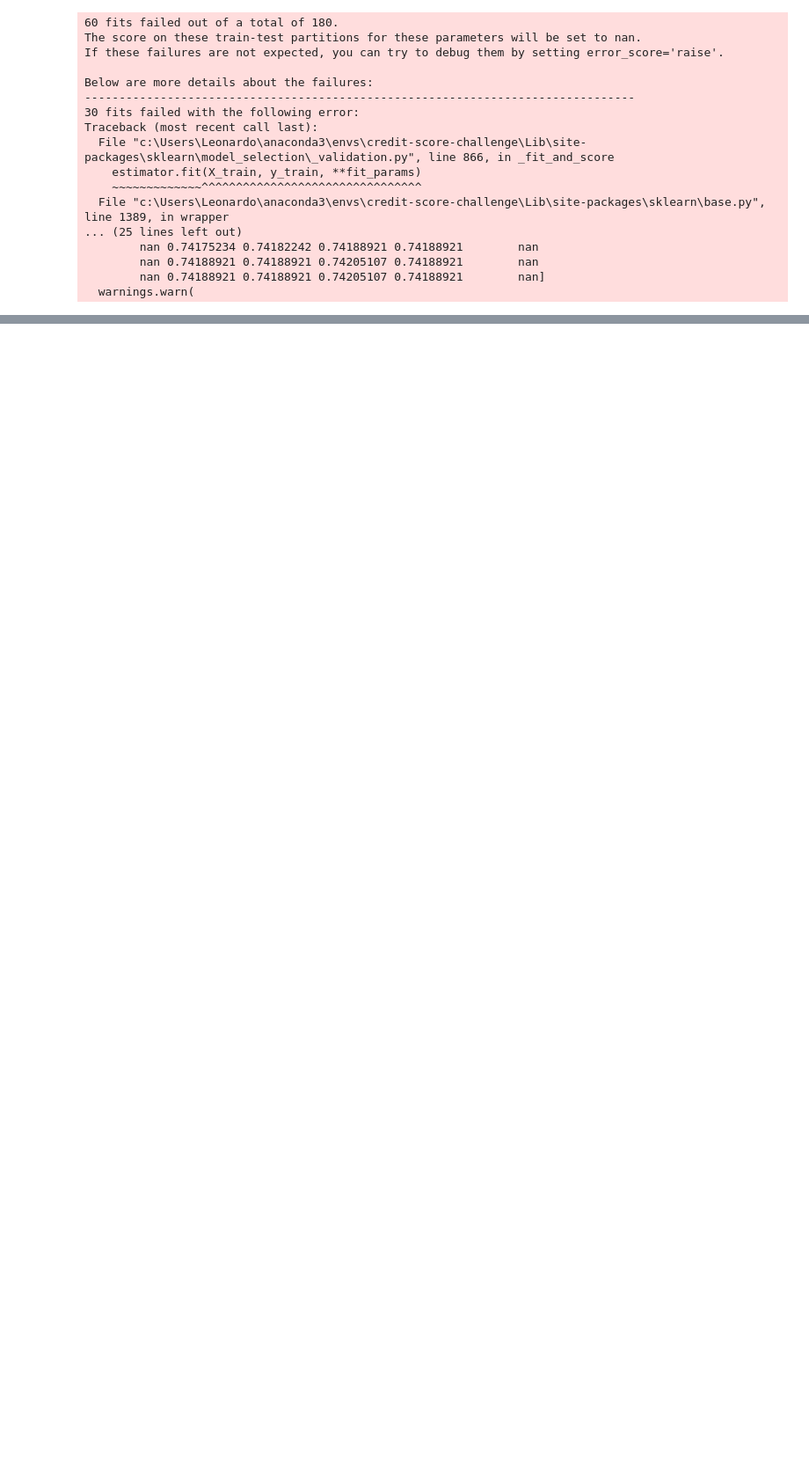
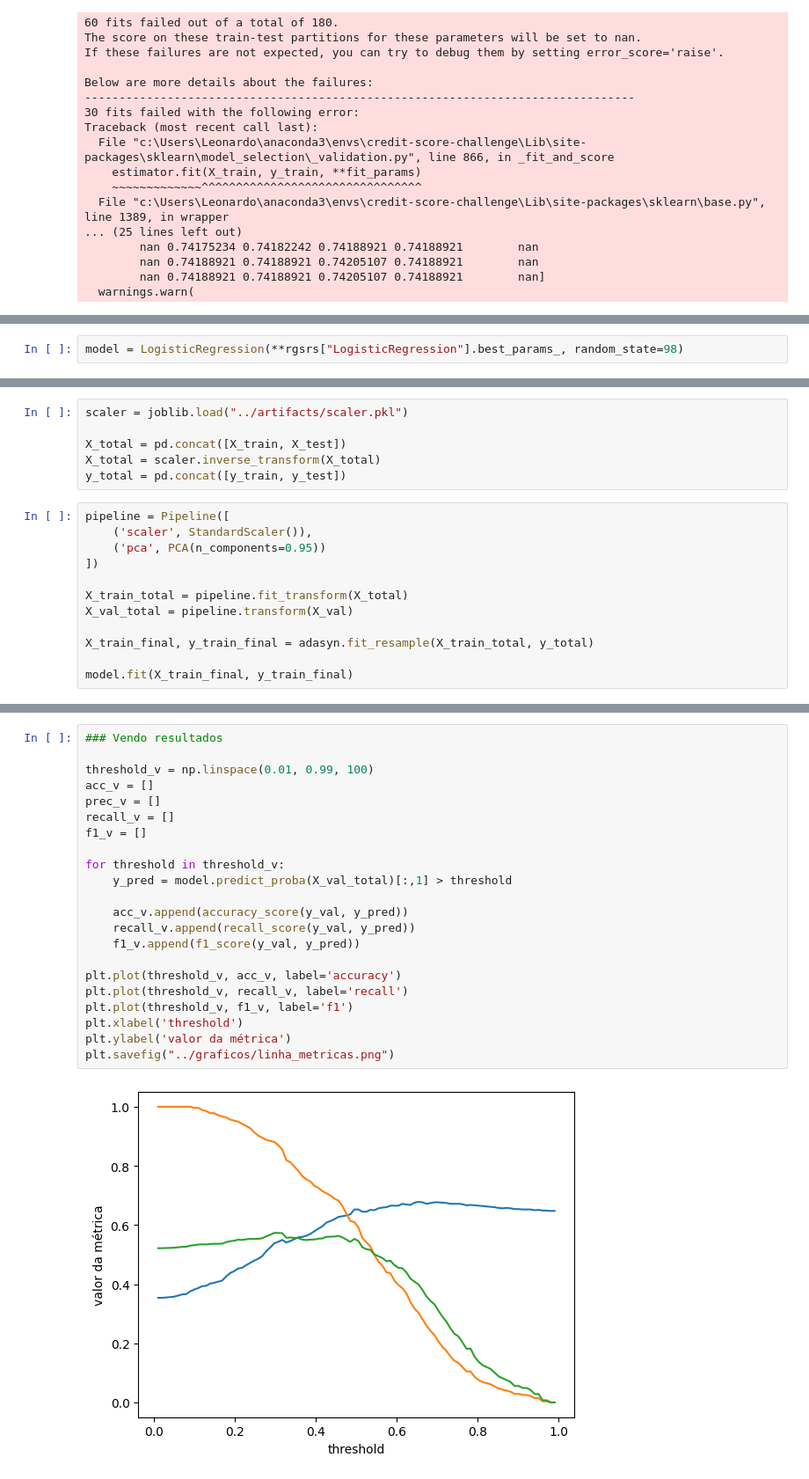
Before and after one commit to leorlik/credit-code-challenge, a Jupyter notebook: notebooks/modelagem.ipynb, the cells around one changed output, grey strips where cells are left out. Shown at 88% size. Saved outputs shown, nothing was run; the diff lists cells and outputs as text; blank space fills up the shorter version.

Commit message:
add/Finalização do inicio do projeto

```diff
--- a/notebooks/modelagem.ipynb
+++ b/notebooks/modelagem.ipynb
@@ -1303,0 +1381,2 @@ Traceback (most recent call last):
+# %%
+model = LogisticRegression(**rgsrs["LogisticRegression"].best_params_, random_state=98)
@@ -1303,0 +1387,18 @@ Traceback (most recent call last):
+# %%
+scaler = joblib.load("../artifacts/scaler.pkl")
+
+X_total = pd.concat([X_train, X_test])
+X_total = scaler.inverse_transform(X_total)
+y_total = pd.concat([y_train, y_test])
+# %%
+pipeline = Pipeline([
+    ('scaler', StandardScaler()),
+    ('pca', PCA(n_components=0.95))
+])
+
+X_train_total = pipeline.fit_transform(X_total)
+X_val_total = pipeline.transform(X_val)
+
+X_train_final, y_train_final = adasyn.fit_resample(X_train_total, y_total)
+
+model.fit(X_train_final, y_train_final)
@@ -1303,0 +1426,24 @@ Traceback (most recent call last):
+# %%
+### Vendo resultados
+
+threshold_v = np.linspace(0.01, 0.99, 100)
+acc_v = []
+prec_v = []
+recall_v = []
+f1_v = []
+
+for threshold in threshold_v:
+    y_pred = model.predict_proba(X_val_total)[:,1] > threshold
+
+    acc_v.append(accuracy_score(y_val, y_pred))
+    recall_v.append(recall_score(y_val, y_pred))
+    f1_v.append(f1_score(y_val, y_pred))
+
+plt.plot(threshold_v, acc_v, label='accuracy')
+plt.plot(threshold_v, recall_v, label='recall')
+plt.plot(threshold_v, f1_v, label='f1')
+plt.xlabel('threshold')
+plt.ylabel('valor da métrica')
+plt.savefig("../graficos/linha_metricas.png")
+# %% [output]
+[figure, added]
```
Also changed, not shown: parts of 15 cells of this notebook, 13 other files.
